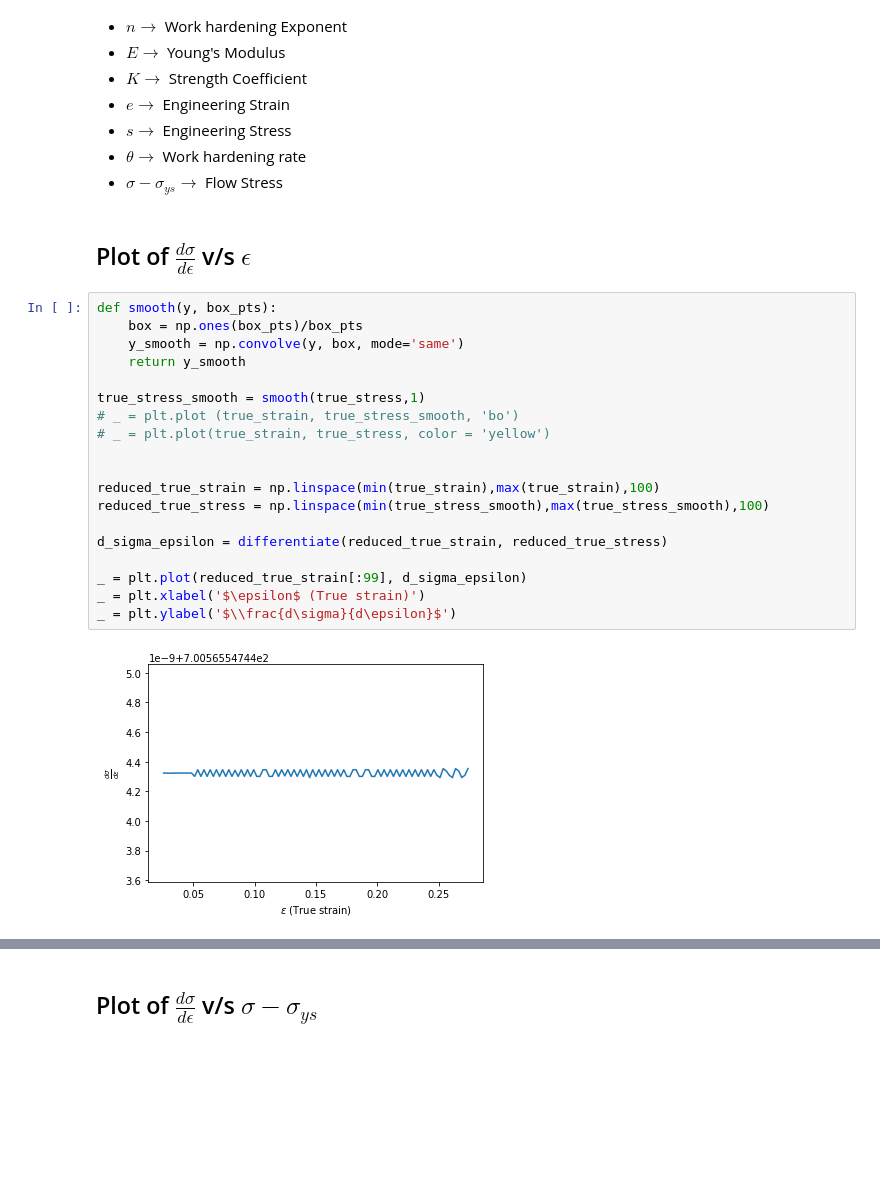
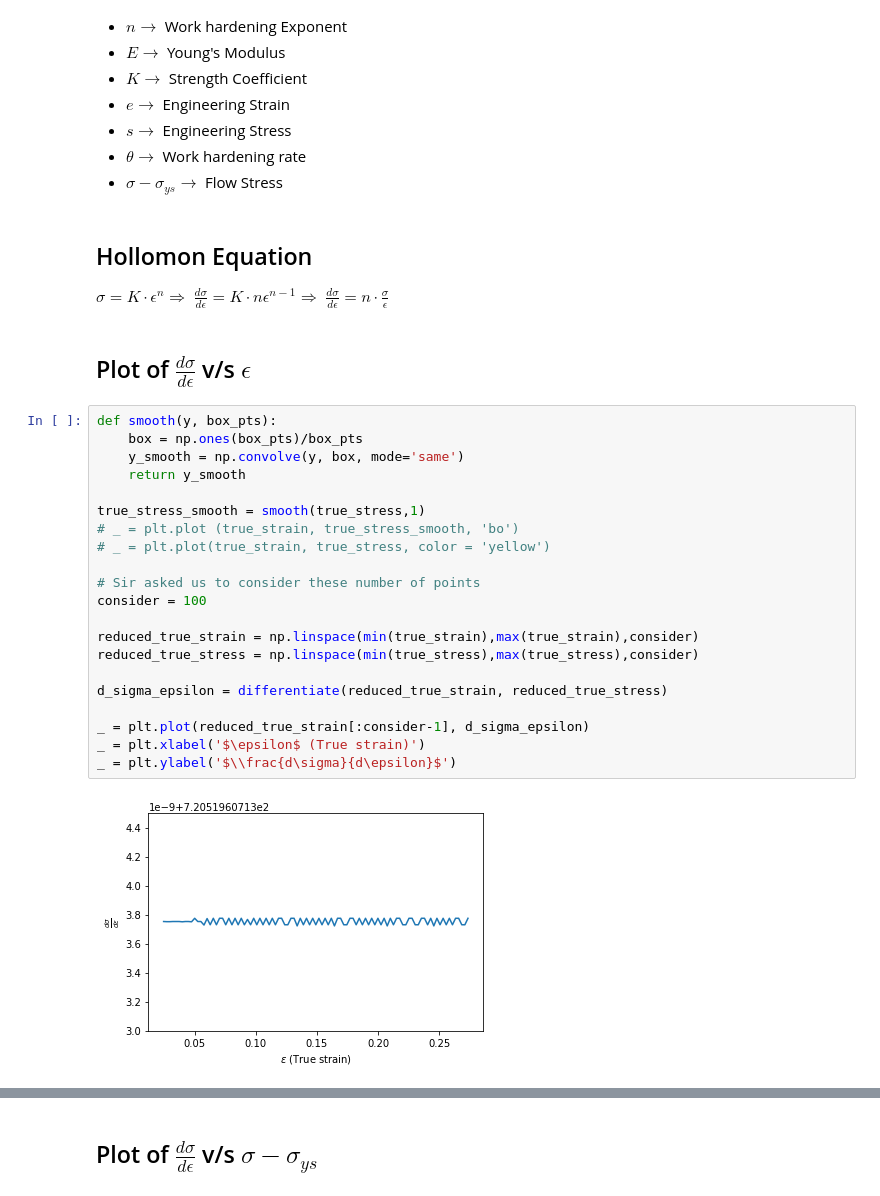
Before and after one commit to algomaster99/meta-btp, a Jupyter notebook: hollomon_curves.ipynb, the cells around one changed output, grey strips where cells are left out. Saved outputs shown, nothing was run; the diff lists cells and outputs as text; blank space fills up the shorter version.

```diff
--- a/hollomon_curves.ipynb
+++ b/hollomon_curves.ipynb
@@ -38,26 +46,34 @@ from ipynb.fs.full.engineering_strain_stress import (
 - $s \rightarrow$ Engineering Stress
 - $\theta \rightarrow$ Work hardening rate
 - $\sigma - \sigma_{ys} \rightarrow$ Flow Stress
+# %% [markdown]
+## Hollomon Equation
+
+$ \sigma = K \cdot \epsilon^n \Rightarrow $
+$ \frac{d\sigma}{d\epsilon} = K \cdot n \epsilon^{n-1} \Rightarrow$
+$ \frac{d\sigma}{d\epsilon} = n \cdot \frac{\sigma}{\epsilon}$
 # %% [markdown]
 ## Plot of $\frac{d\sigma}{d\epsilon}$ v/s $\epsilon$
 # %%
 def smooth(y, box_pts):
     box = np.ones(box_pts)/box_pts
     y_smooth = np.convolve(y, box, mode='same')
     return y_smooth
 
 true_stress_smooth = smooth(true_stress,1)
 # _ = plt.plot (true_strain, true_stress_smooth, 'bo')
 # _ = plt.plot(true_strain, true_stress, color = 'yellow')
 
+# Sir asked us to consider these number of points
+consider = 100
 
-reduced_true_strain = np.linspace(min(true_strain),max(true_strain),100)
-reduced_true_stress = np.linspace(min(true_stress_smooth),max(true_stress_smooth),100)
+reduced_true_strain = np.linspace(min(true_strain),max(true_strain),consider)
+reduced_true_stress = np.linspace(min(true_stress),max(true_stress),consider)
 
 d_sigma_epsilon = differentiate(reduced_true_strain, reduced_true_stress)
 
-_ = plt.plot(reduced_true_strain[:99], d_sigma_epsilon)
+_ = plt.plot(reduced_true_strain[:consider-1], d_sigma_epsilon)
 _ = plt.xlabel('$\epsilon$ (True strain)')
 _ = plt.ylabel('$\\frac{d\sigma}{d\epsilon}$')
 # %% [output]
-[figure, old version]
+[figure, new version]
```
Also changed, not shown: parts of 7 cells of this notebook.
